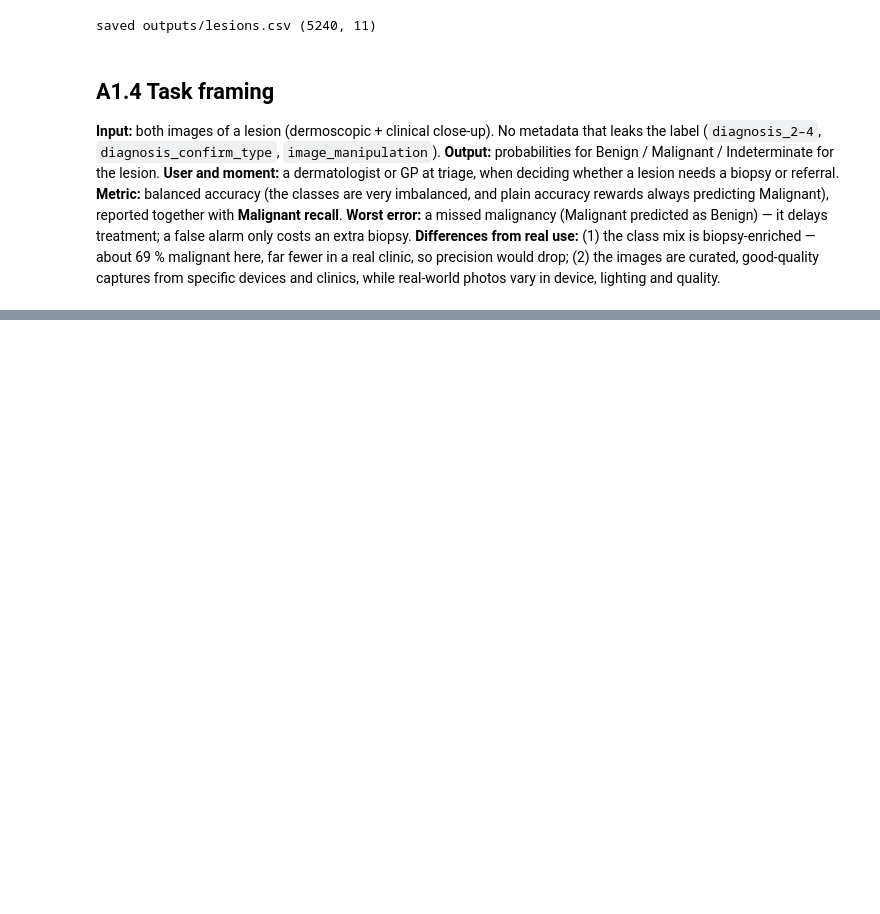
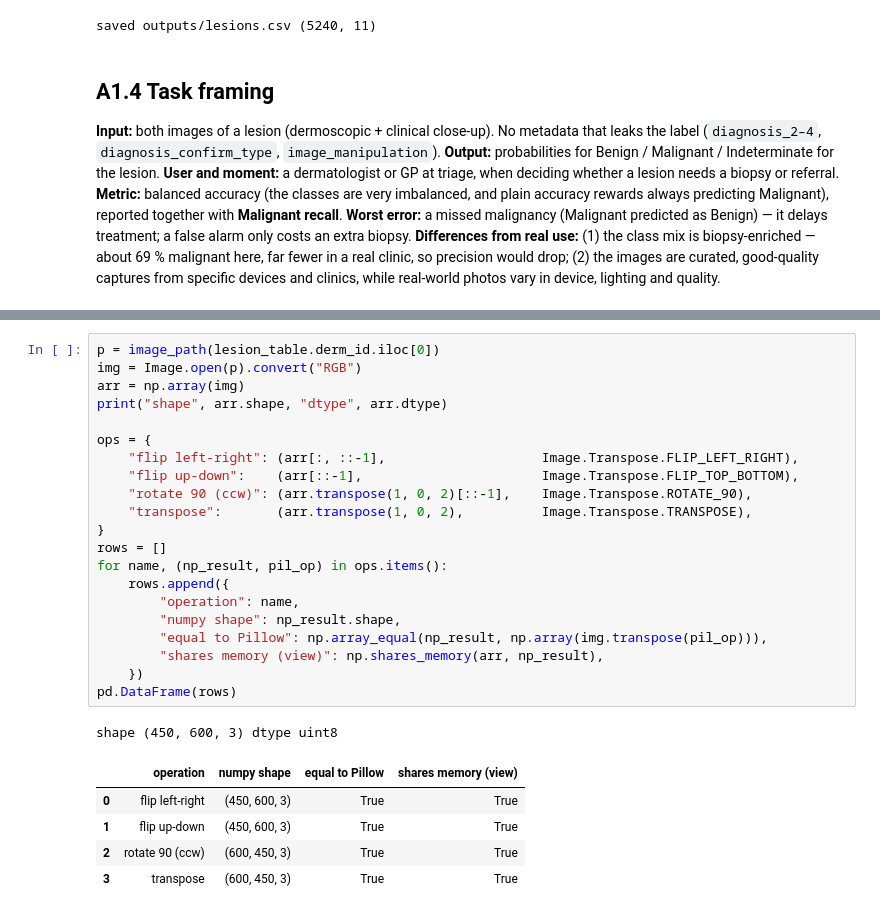
Before and after one commit to Lio02/milk10k-cv, a Jupyter notebook: notebooks/homework_part_a.ipynb, the cells around one changed output, grey strips where cells are left out. Cells and saved outputs as stored; diff of their text form; blank space fills up the shorter version.

```diff
--- a/notebooks/homework_part_a.ipynb
+++ b/notebooks/homework_part_a.ipynb
@@ -213,0 +218,28 @@ saved outputs/lesions.csv (5240, 11)
+# %%
+p = image_path(lesion_table.derm_id.iloc[0])
+img = Image.open(p).convert("RGB")
+arr = np.array(img)
+print("shape", arr.shape, "dtype", arr.dtype)
+
+ops = {
+    "flip left-right": (arr[:, ::-1],                    Image.Transpose.FLIP_LEFT_RIGHT),
+    "flip up-down":    (arr[::-1],                       Image.Transpose.FLIP_TOP_BOTTOM),
+    "rotate 90 (ccw)": (arr.transpose(1, 0, 2)[::-1],    Image.Transpose.ROTATE_90),
+    "transpose":       (arr.transpose(1, 0, 2),          Image.Transpose.TRANSPOSE),
+}
+rows = []
+for name, (np_result, pil_op) in ops.items():
+    rows.append({
+        "operation": name,
+        "numpy shape": np_result.shape,
+        "equal to Pillow": np.array_equal(np_result, np.array(img.transpose(pil_op))),
+        "shares memory (view)": np.shares_memory(arr, np_result),
+    })
+pd.DataFrame(rows)
+# %% [output]
+shape (450, 600, 3) dtype uint8
+|  | operation | numpy shape | equal to Pillow | shares memory (view) |
+| 0 | flip left-right | (450, 600, 3) | True | True |
+| 1 | flip up-down | (450, 600, 3) | True | True |
+| 2 | rotate 90 (ccw) | (600, 450, 3) | True | True |
+| 3 | transpose | (600, 450, 3) | True | True |
```
Also changed, not shown: parts of 10 cells of this notebook, 1 other file.
